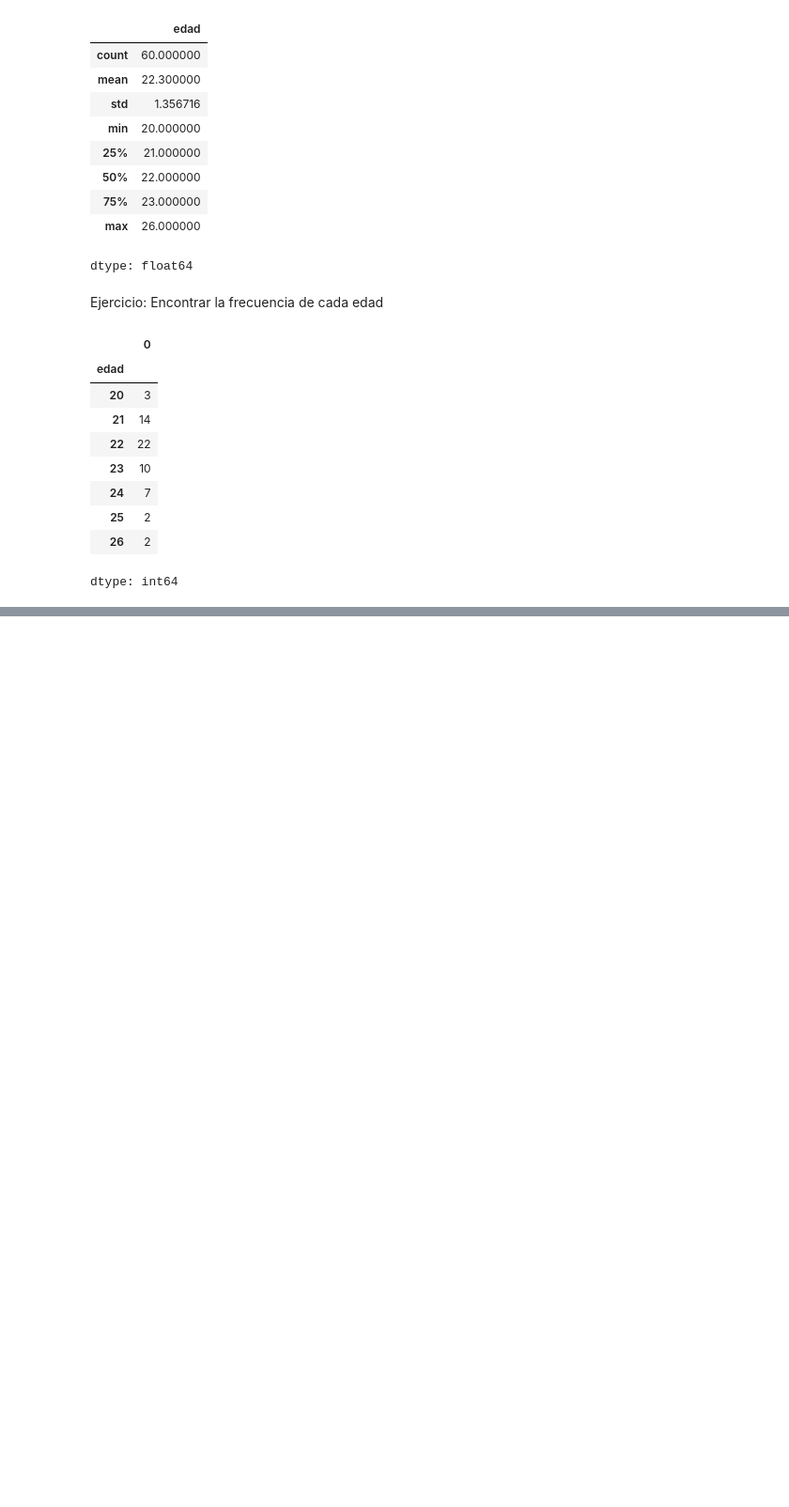
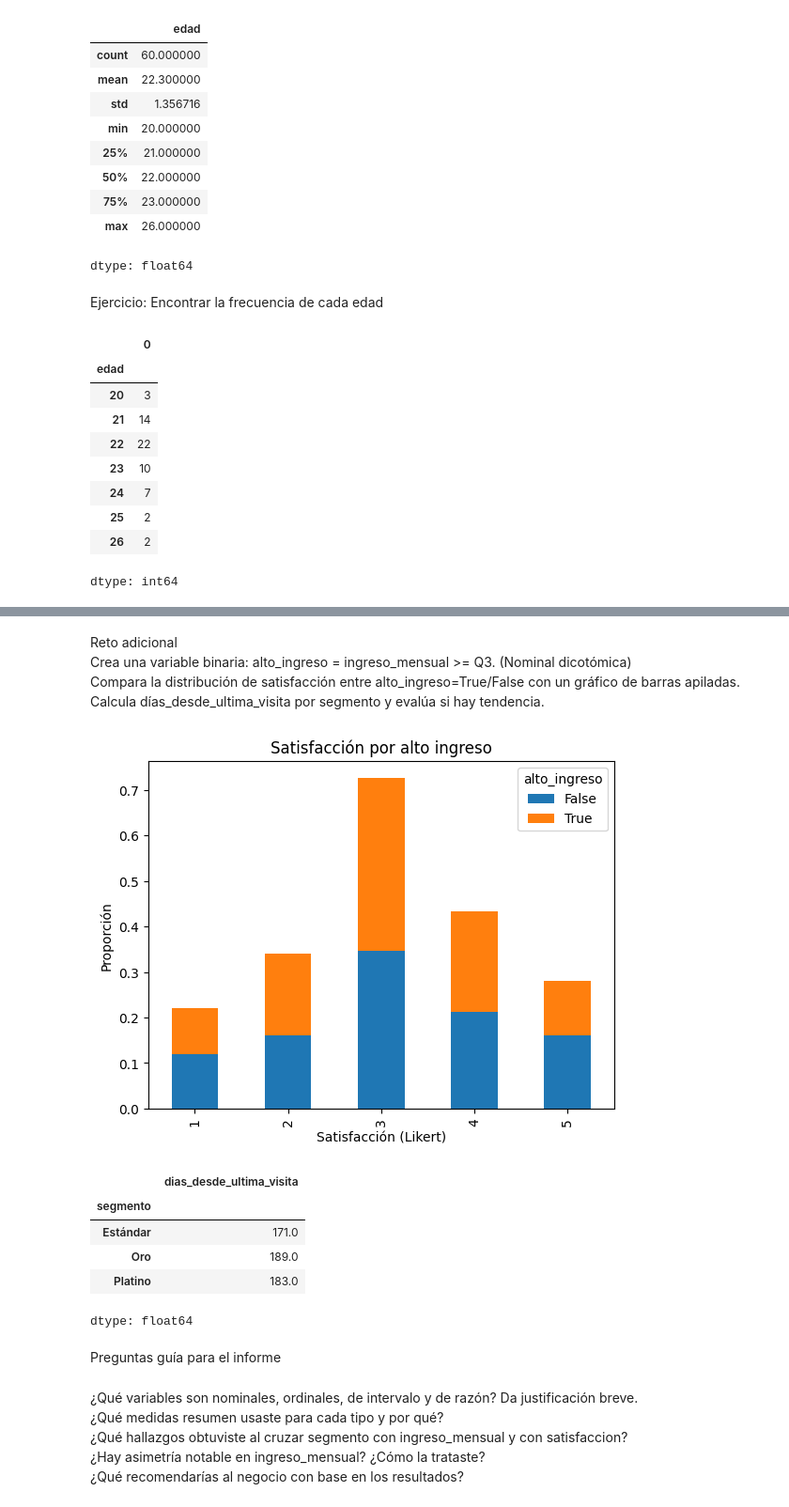
Before and after one commit to RodrigoBLl/MineriaDeDatos, a Jupyter notebook: Untitled0.ipynb, the cells around one changed output, grey strips where cells are left out. Shown at 94% size. Drawn from its saved outputs; the diff is of its cells as text; code cells hidden in the pictures; blank space fills up the shorter version.

```diff
--- a/Untitled0.ipynb
+++ b/Untitled0.ipynb
@@ -1195,0 +1404,33 @@ dtype: int64
+# %% [markdown]
+Reto adicional
+Crea una variable binaria: alto_ingreso = ingreso_mensual >= Q3. (Nominal dicotómica)
+Compara la distribución de satisfacción entre alto_ingreso=True/False con un gráfico de barras apiladas.
+Calcula días_desde_ultima_visita por segmento y evalúa si hay tendencia.
+# %%
+Q3 = df["ingreso_mensual"].quantile(0.75)
+df["alto_ingreso"] = (df["ingreso_mensual"] >= Q3).astype("category")
+
+# Barras apiladas: satisfacción x alto_ingreso
+tabla = pd.crosstab(df["satisfaccion"], df["alto_ingreso"], normalize="columns").round(3)
+tabla.plot(kind="bar", stacked=True, title="Satisfacción por alto ingreso")
+plt.xlabel("Satisfacción (Likert)"); plt.ylabel("Proporción"); plt.show()
+
+# Tendencia en días desde última visita por segmento
+dias_seg = df.groupby("segmento")["dias_desde_ultima_visita"].median()
+dias_seg
+# %% [output]
+[figure, added]
+|  | dias_desde_ultima_visita |
+| segmento |  |
+| Estándar | 171.0 |
+| Oro | 189.0 |
+| Platino | 183.0 |
+dtype: float64
+# %% [markdown]
+Preguntas guía para el informe
+# %% [markdown]
+¿Qué variables son nominales, ordinales, de intervalo y de razón? Da justificación breve.
+¿Qué medidas resumen usaste para cada tipo y por qué?
+¿Qué hallazgos obtuviste al cruzar segmento con ingreso_mensual y con satisfaccion?
+¿Hay asimetría notable en ingreso_mensual? ¿Cómo la trataste?
+¿Qué recomendarías al negocio con base en los resultados?
```
Also changed, not shown: parts of 19 cells of this notebook.
